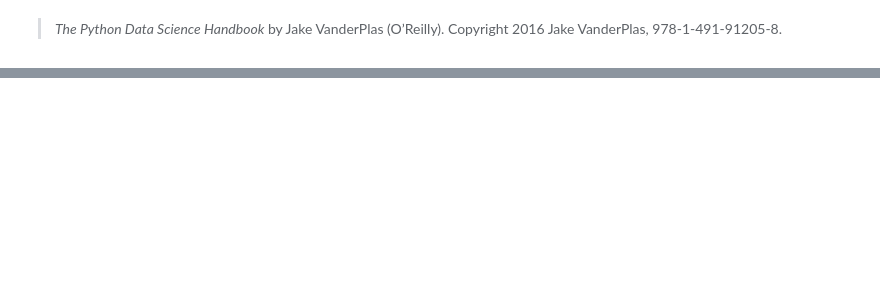
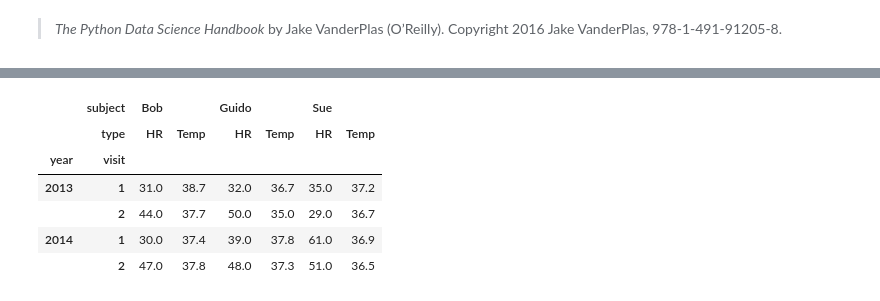
Before and after one commit to alexnaoki/LHC-Studies, a Jupyter notebook: Pandas-python.ipynb, the cells around one changed output, grey strips where cells are left out. Cells and saved outputs as stored; diff of their text form; code cells hidden in the pictures; blank space fills up the shorter version.

```diff
--- a/Pandas-python.ipynb
+++ b/Pandas-python.ipynb
@@ -66,0 +950,10 @@ plt.plot(df['Variavel_01'][0:500])
+# %%
+health_data
+# %% [output]
+|  | subject | Bob |  | Guido |  | Sue |  |
+|  | type | HR | Temp | HR | Temp | HR | Temp |
+| year | visit |  |  |  |  |  |  |
+| 2013 | 1 | 31.0 | 38.7 | 32.0 | 36.7 | 35.0 | 37.2 |
+|  | 2 | 44.0 | 37.7 | 50.0 | 35.0 | 29.0 | 36.7 |
+| 2014 | 1 | 30.0 | 37.4 | 39.0 | 37.8 | 61.0 | 36.9 |
+|  | 2 | 47.0 | 37.8 | 48.0 | 37.3 | 51.0 | 36.5 |
```
Also changed, not shown: parts of 184 cells of this notebook.
